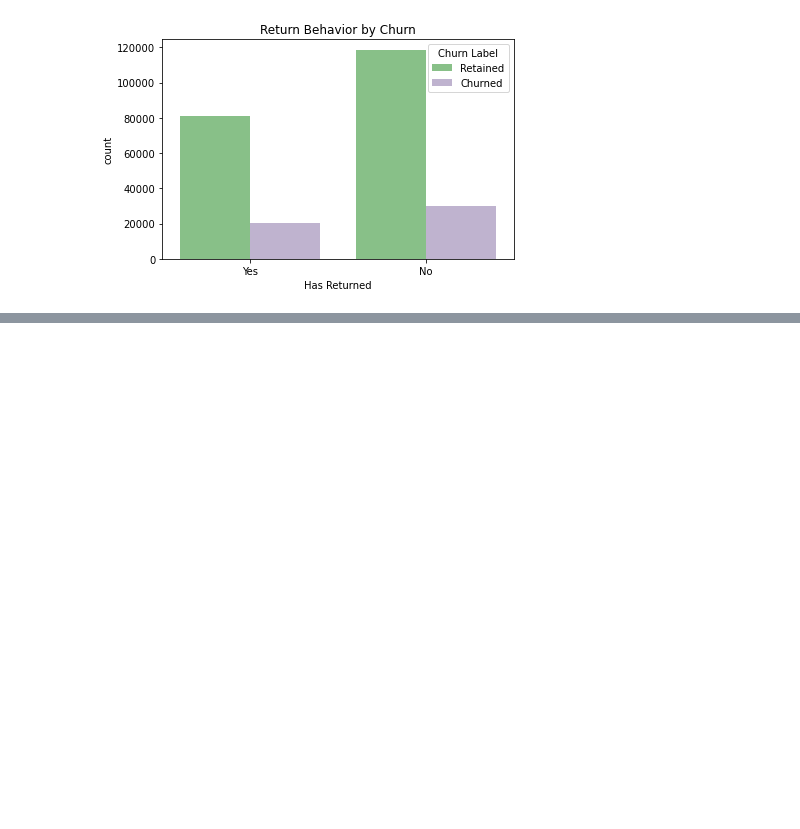
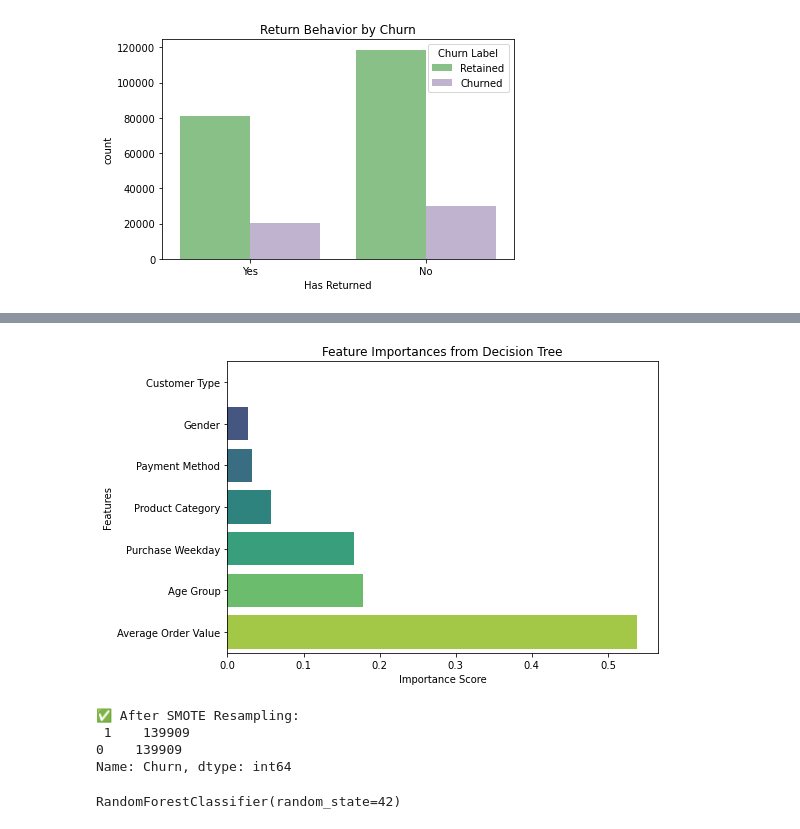
Before and after one commit to DaphineLucas/Ecommerce_Customer_Behavior_Analysis, a Jupyter notebook: Ecommerce_Customer_Behavior_Analysis.ipynb, the cells around one changed output, grey strips where cells are left out. Saved outputs shown, nothing was run; the diff lists cells and outputs as text; code cells hidden in the pictures; blank space fills up the shorter version.

```diff
--- a/Ecommerce_Customer_Behavior_Analysis.ipynb
+++ b/Ecommerce_Customer_Behavior_Analysis.ipynb
@@ -520,0 +678,16 @@ plt.show()
+# %%
+## Training a Decision Tree classifier
+from sklearn.tree import DecisionTreeClassifier
+from sklearn.metrics import classification_report, accuracy_score
+
+# Initialize and train
+tree = DecisionTreeClassifier(max_depth=5, random_state=42)
+tree.fit(X_train, y_train)
+
+# Predict
+y_pred_tree = tree.predict(X_test)
+
+# Evaluation
+print("📊 Decision Tree Classification Report:\n")
+print(classification_report(y_test, y_pred_tree))
+print("✅ Accuracy:", accuracy_score(y_test, y_pred_tree))
@@ -520,0 +707,54 @@ plt.show()
+# %%
+## Ploting Feature Importance
+import matplotlib.pyplot as plt
+import seaborn as sns
+
+# Feature importance
+importances = pd.Series(tree.feature_importances_, index=X.columns)
+importances = importances.sort_values()
+
+# Plot
+plt.figure(figsize=(8, 5))
+sns.barplot(x=importances, y=importances.index, palette='viridis')
+plt.title("Feature Importances from Decision Tree")
+plt.xlabel("Importance Score")
+plt.ylabel("Features")
+plt.tight_layout()
+plt.show()
+# %% [output]
+[figure, added]
+# %%
+## Handle Class Imbalance Using SMOTE
+# SMOTE creates synthetic samples of the minority class (churners = 1) to balance the data.
+from imblearn.over_sampling import SMOTE
+from sklearn.model_selection import train_test_split
+
+# Re-split the data before applying SMOTE (ensure clean baseline)
+X_train, X_test, y_train, y_test = train_test_split(
+    X, y, stratify=y, test_size=0.3, random_state=42)
+
+# Apply SMOTE
+sm = SMOTE(random_state=42)
+X_train_res, y_train_res = sm.fit_resample(X_train, y_train)
+
+# Print new class distribution
+print("✅ After SMOTE Resampling:\n", y_train_res.value_counts())
+# %% [output]
+✅ After SMOTE Resampling:
+ 1    139909
+0    139909
+Name: Churn, dtype: int64
+# %%
+from sklearn.impute import SimpleImputer
+
+# Replace NaNs with the mean (for numeric) or most frequent (for categorical)
+imputer = SimpleImputer(strategy='mean')  # or strategy='most_frequent' if better
+
+X_train_res_imputed = imputer.fit_transform(X_train_res)
+X_test_imputed = imputer.transform(X_test)
+
+# Fit the model
+rf = RandomForestClassifier(n_estimators=100, random_state=42)
+rf.fit(X_train_res_imputed, y_train_res)
+# %% [output]
+RandomForestClassifier(random_state=42)
```
Also changed, not shown: parts of 13 cells of this notebook.
